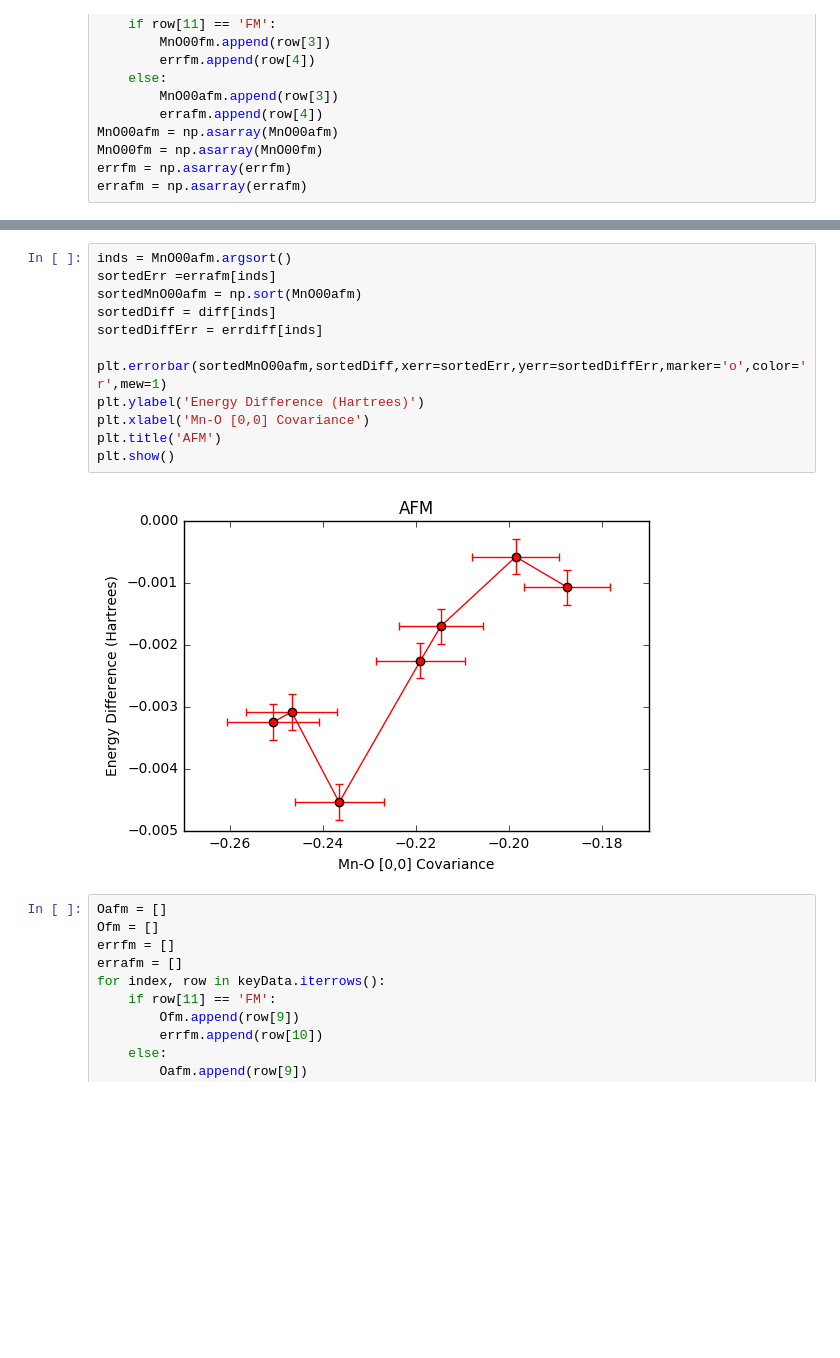
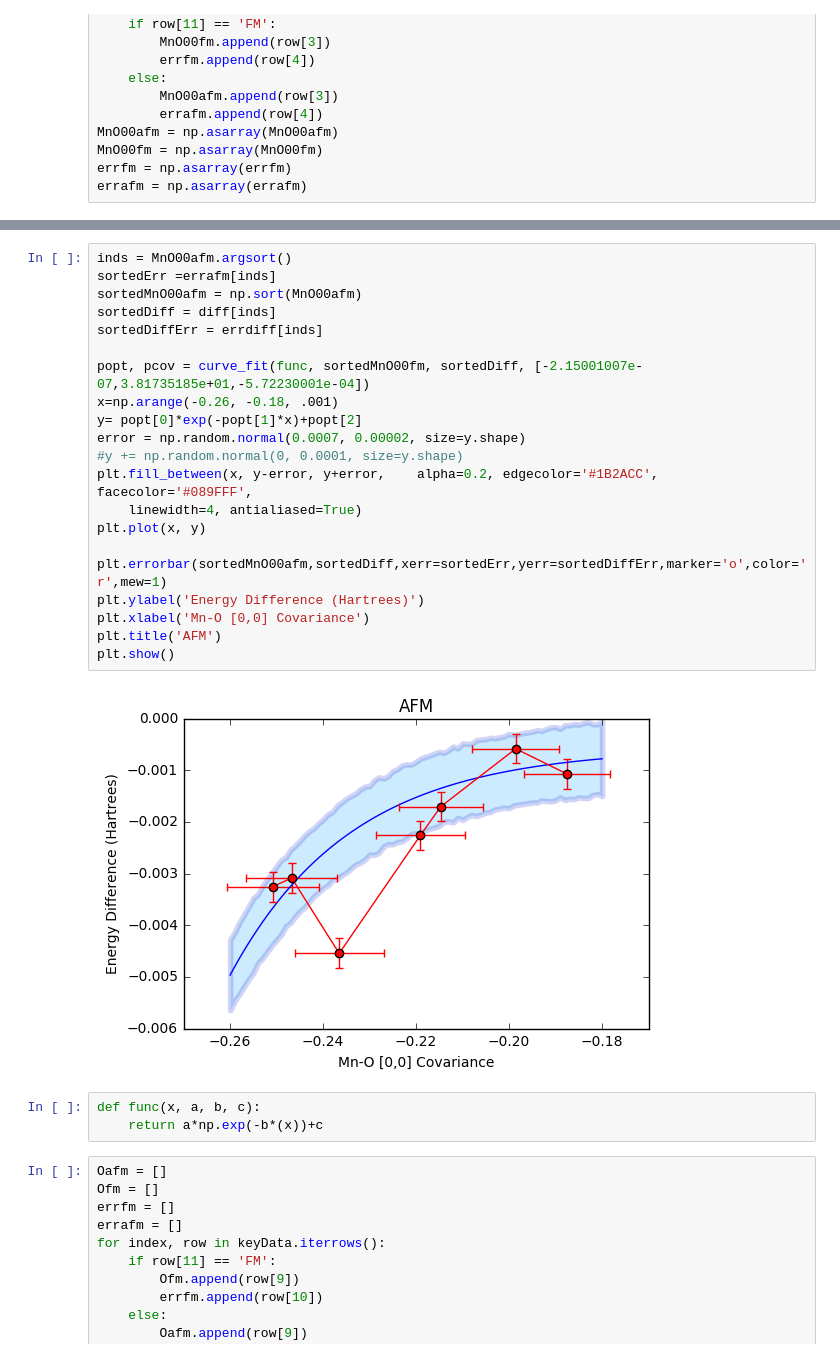
Before and after one commit to WagnerGroup/OriginMagnetism, a Jupyter notebook: KeyData2.ipynb, the cells around one changed output, grey strips where cells are left out. Saved outputs shown, nothing was run; the diff lists cells and outputs as text; blank space fills up the shorter version.

Commit message:
Fit and error on fit

```diff
--- a/KeyData2.ipynb
+++ b/KeyData2.ipynb
@@ -113,17 +123,29 @@ plt.show()
 # %%
 inds = MnO00afm.argsort()
 sortedErr =errafm[inds]
 sortedMnO00afm = np.sort(MnO00afm)
 sortedDiff = diff[inds]
 sortedDiffErr = errdiff[inds]
 
+popt, pcov = curve_fit(func, sortedMnO00fm, sortedDiff, [-2.15001007e-07,3.81735185e+01,-5.72230001e-04])
+x=np.arange(-0.26, -0.18, .001)
+y= popt[0]*exp(-popt[1]*x)+popt[2]
+error = np.random.normal(0.0007, 0.00002, size=y.shape)
+#y += np.random.normal(0, 0.0001, size=y.shape)
+plt.fill_between(x, y-error, y+error,    alpha=0.2, edgecolor='#1B2ACC', facecolor='#089FFF',
+    linewidth=4, antialiased=True)
+plt.plot(x, y)
+
 plt.errorbar(sortedMnO00afm,sortedDiff,xerr=sortedErr,yerr=sortedDiffErr,marker='o',color='r',mew=1)
 plt.ylabel('Energy Difference (Hartrees)')
 plt.xlabel('Mn-O [0,0] Covariance')
 plt.title('AFM')
 plt.show()
 # %% [output]
-[figure, old version]
+[figure, new version]
+# %%
+def func(x, a, b, c):
+    return a*np.exp(-b*(x))+c
 # %%
 Oafm = []
 Ofm = []
```
Also changed, not shown: parts of 2 cells of this notebook.
